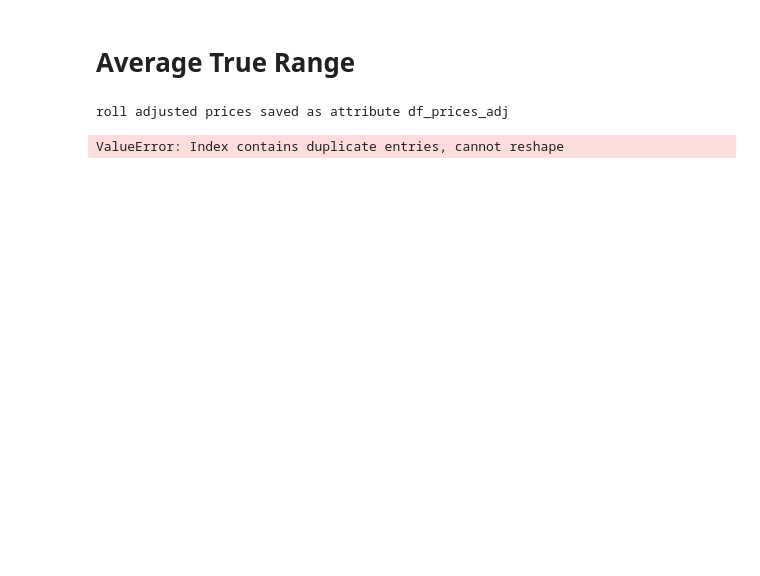
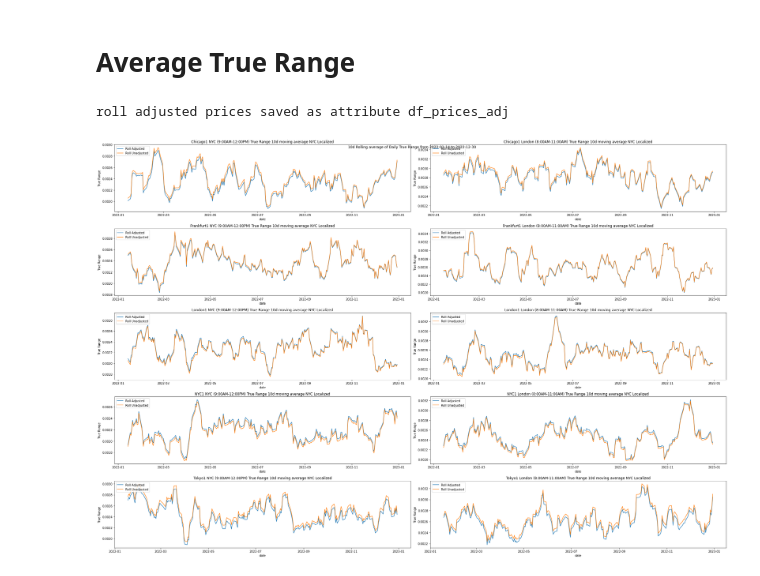
Before and after one commit to diegodalvarez/SyntheticFuturesAnalysis, a Jupyter notebook: notebook/CumulativeStats.ipynb, the cells around one changed output. Cells and saved outputs as stored; diff of their text form; code cells hidden in the pictures; blank space fills up the shorter version.

```diff
--- a/notebook/CumulativeStats.ipynb
+++ b/notebook/CumulativeStats.ipynb
@@ -341,35 +343,3 @@ df_nyc_ma = (df_adj_price.merge(
     groupby(["contract_name", "variable"]).
     apply(_rolling_ma).
     reset_index(drop = True))
-# %%
-df_london_ma = (df_raw.query(
-    "zone == 'London'")
-    [["nyc_time", "local_time"]].
-    rename(columns = {"local_time": "london_time"}).
-    merge(
-        right = df_raw[["nyc_time", "local_time"]],
-        how = "inner",
-        on = ["nyc_time"]).
-    drop(columns = ["nyc_time"]).
-    merge(right = df_adj_price, how = "inner", on = ["local_time"]).
-    drop(columns = ["local_time"]).
-    assign(
-        year = lambda x: x.london_time.dt.year,
-        hour = lambda x: x.london_time.dt.hour).
-    query("hour >= 8 & hour <= 12 & year >= @min_year").
-    drop(columns = ["year", "hour"]).
-    melt(id_vars = ["contract_name", "london_time", "field"]).
-    groupby(["contract_name", "london_time", "field"]).
-    head(1).
-    pivot(index = ["contract_name", "london_time", "variable"], columns = "field", values = "value").
-    groupby(["contract_name", "date", "variable"]).
-    apply(_get_true_london_range).
-    reset_index().
-    assign(true_range = lambda x: (x.high_price - x.low_price) / x.close_price).
-    reset_index()
-    [["contract_name", "date", "true_range", "variable"]].
-    groupby(["contract_name", "variable"]).
-    apply(_rolling_ma).
-    reset_index(drop = True))
-# %% [output]
-ValueError: Index contains duplicate entries, cannot reshape
@@ -377,0 +378,41 @@ df_london_ma.head(3)
+# %%
+contracts = df_london_ma.contract_name.drop_duplicates().to_list()
+fig, axes = plt.subplots(ncols = 2, nrows = len(contracts), figsize = (30,20))
+
+for i, contract in enumerate(contracts):
+
+    (df_nyc_ma.query(
+        "contract_name == @contract").
+        drop(columns = ["contract_name", "true_range"]).
+        pivot(index = "date", columns = ["variable"], values = "rolling_ma").
+        rename(columns = {
+            "adj": "Roll Adjusted",
+            "unadj": "Roll Unadjusted"}).
+        plot(
+            ax = axes[i,0],
+            title = "{} NYC (9:00AM-12:00PM) True Range 10d moving average NYC Localized".format(contract),
+            ylabel = "True Range"))
+
+    axes[i,0].legend(loc = "upper left")
+
+    (df_london_ma.query(
+        "contract_name == @contract").
+        drop(columns = ["contract_name", "true_range"]).
+        pivot(index = "date", columns = ["variable"], values = "rolling_ma").
+        rename(columns = {
+            "adj": "Roll Adjusted",
+            "unadj": "Roll Unadjusted"}).
+        plot(
+            ax = axes[i,1],
+            title = "{} London (8:00AM-11:00AM) True Range 10d moving average NYC Localized".format(contract),
+            ylabel = "True Range"))
+
+    axes[i,1].legend(loc = "upper left")
+
+fig.suptitle("10d Rolling average of Daily True Range from {} to {}".format(
+    df_nyc_ma.date.min(),
+    df_nyc_ma.date.max()))
+
+plt.tight_layout()
+# %% [output]
+[figure, added]
```
Also changed, not shown: parts of 33 cells of this notebook.
